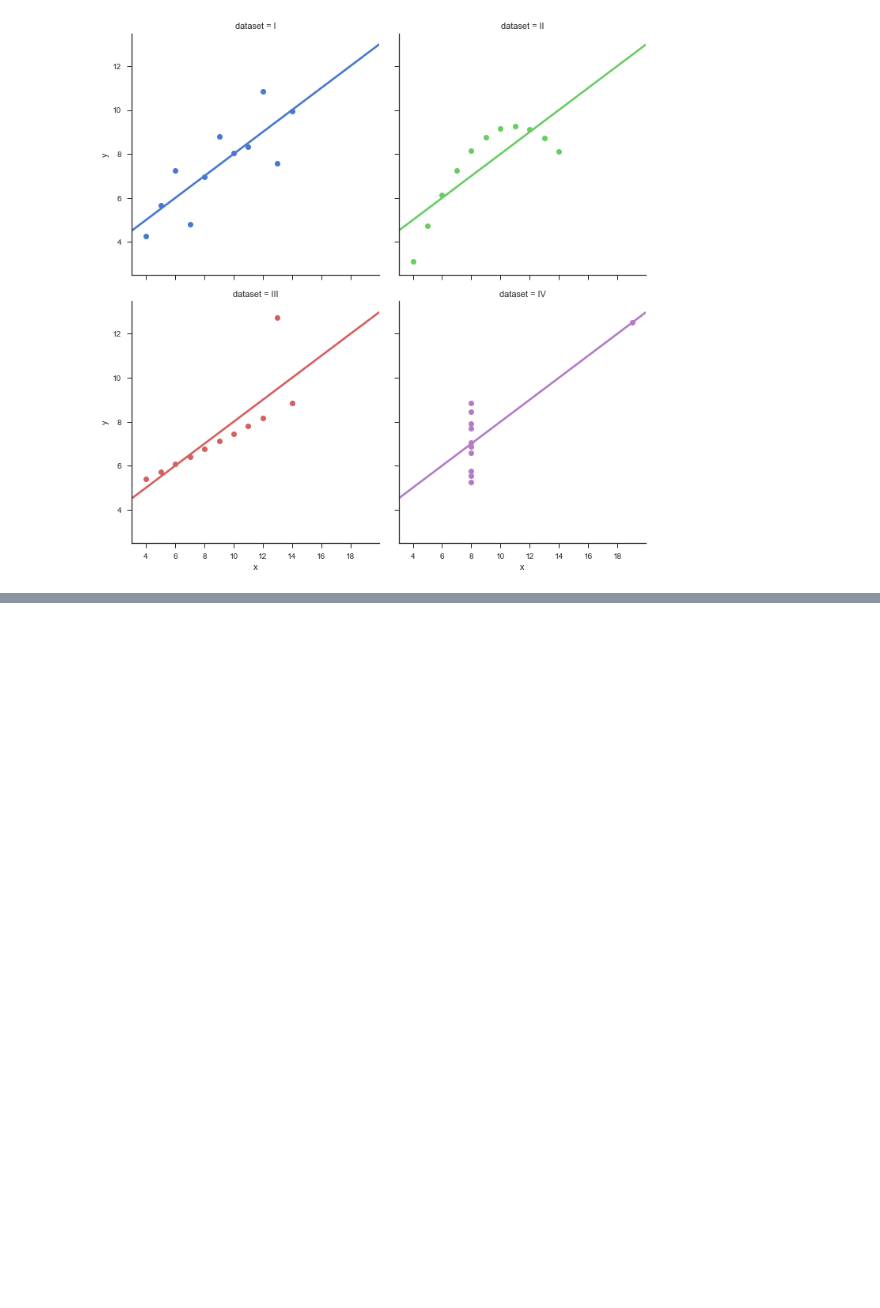
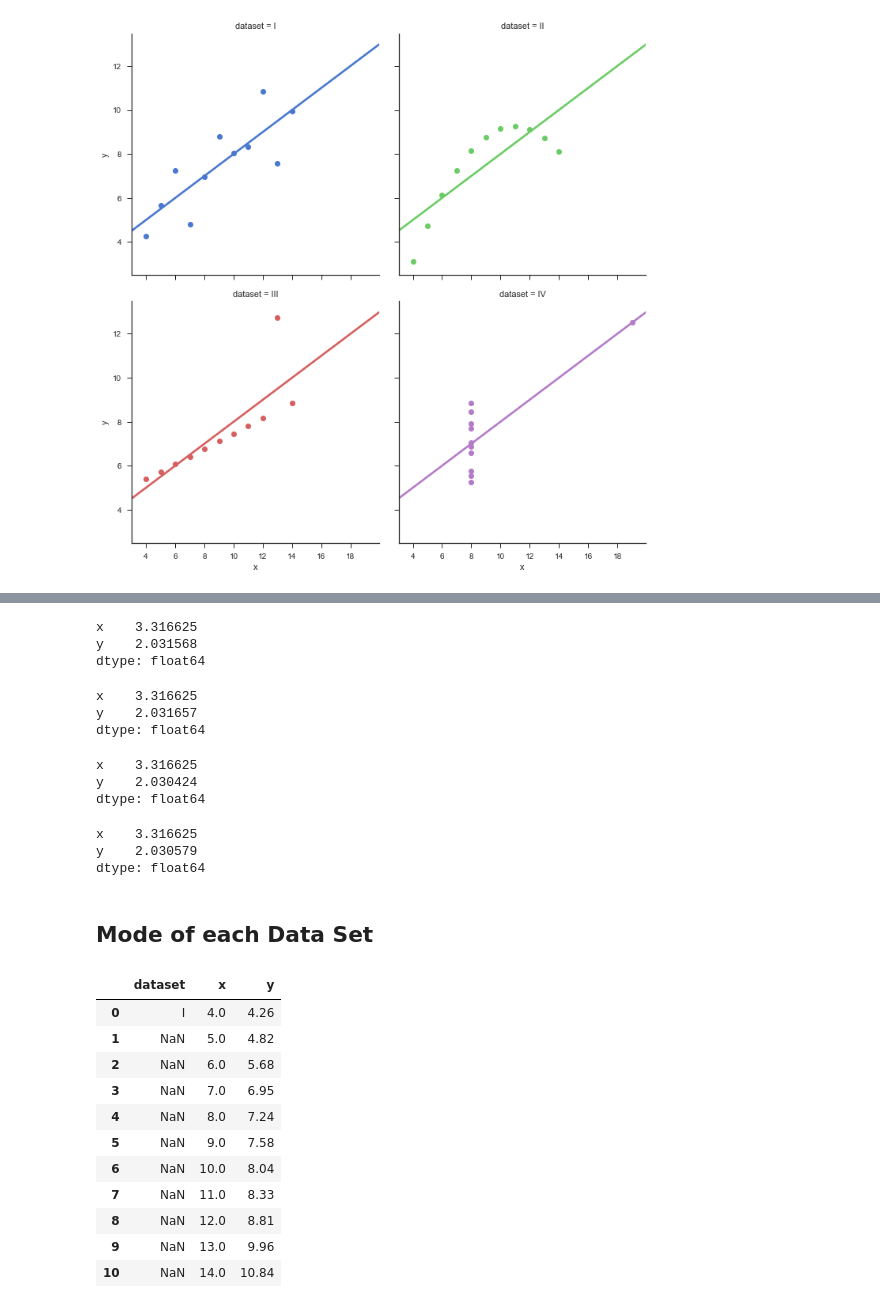
Before and after one commit to richellaod/anscombes-data-set, a Jupyter notebook: Fundamentals of Data Analysis Assignment.ipynb, the cells around one changed output, grey strips where cells are left out. Drawn from its saved outputs; the diff is of its cells as text; code cells hidden in the pictures; blank space fills up the shorter version.

```diff
--- a/Fundamentals of Data Analysis Assignment.ipynb
+++ b/Fundamentals of Data Analysis Assignment.ipynb
@@ -73,0 +159,46 @@ plt.show()
+# %%
+# Standard Deviation Dataset I
+ans.iloc[0:11].std()
+# %% [output]
+x    3.316625
+y    2.031568
+dtype: float64
+# %%
+# Standard Deviation Dataset II
+ans.iloc[11:22].std()
+# %% [output]
+x    3.316625
+y    2.031657
+dtype: float64
+# %%
+# Standard Deviation Dataset III
+ans.iloc[22:33].std()
+# %% [output]
+x    3.316625
+y    2.030424
+dtype: float64
+# %%
+# Standard Deviation Dataset IV
+ans.iloc[33:44].std()
+# %% [output]
+x    3.316625
+y    2.030579
+dtype: float64
+# %% [markdown]
+## Mode of each Data Set
+# %%
+# Mode of Dataset I
+ans.iloc[0:11].mode()
+# %% [output]
+|  | dataset | x | y |
+| 0 | I | 4.0 | 4.26 |
+| 1 | NaN | 5.0 | 4.82 |
+| 2 | NaN | 6.0 | 5.68 |
+| 3 | NaN | 7.0 | 6.95 |
+| 4 | NaN | 8.0 | 7.24 |
+| 5 | NaN | 9.0 | 7.58 |
+| 6 | NaN | 10.0 | 8.04 |
+| 7 | NaN | 11.0 | 8.33 |
+| 8 | NaN | 12.0 | 8.81 |
+| 9 | NaN | 13.0 | 9.96 |
+| 10 | NaN | 14.0 | 10.84 |
```
Also changed, not shown: parts of 26 cells of this notebook.
